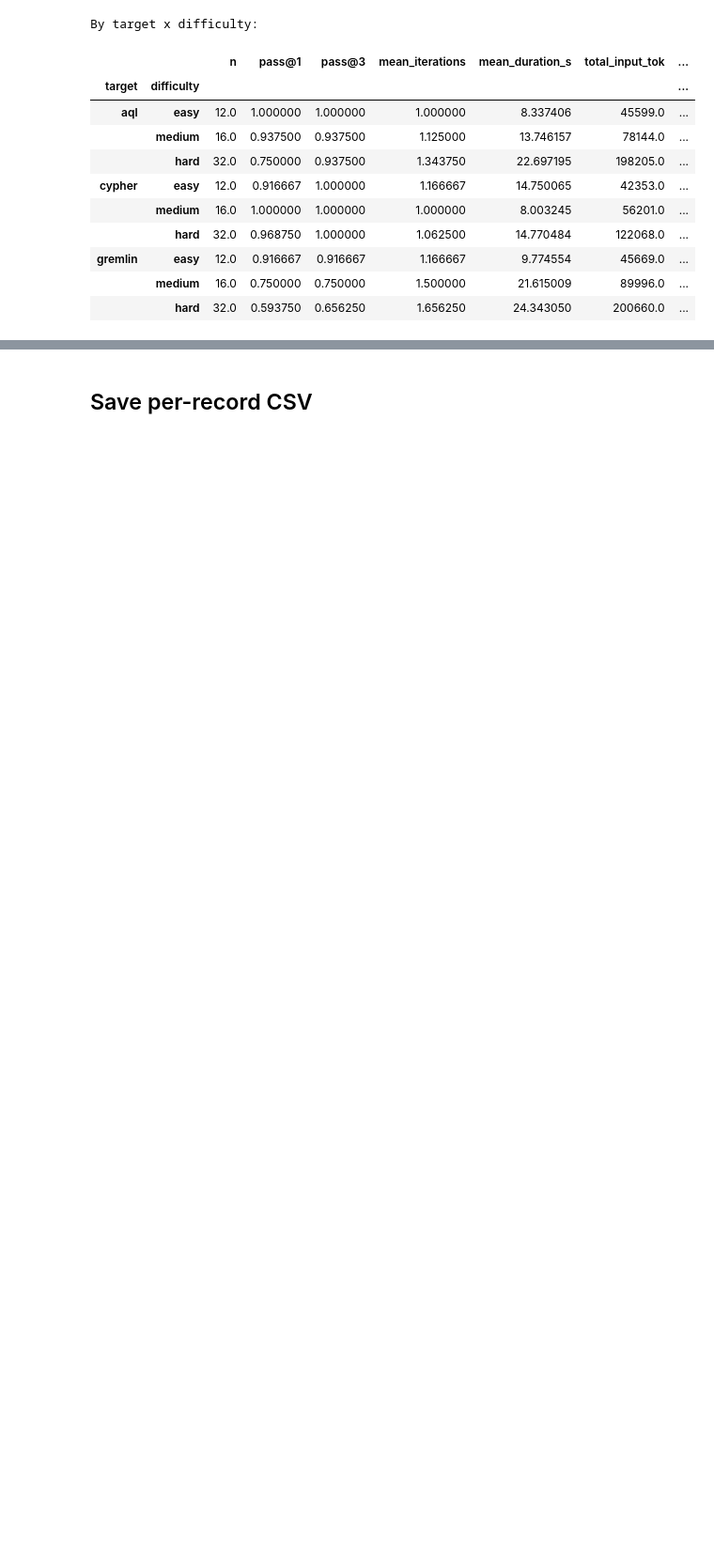
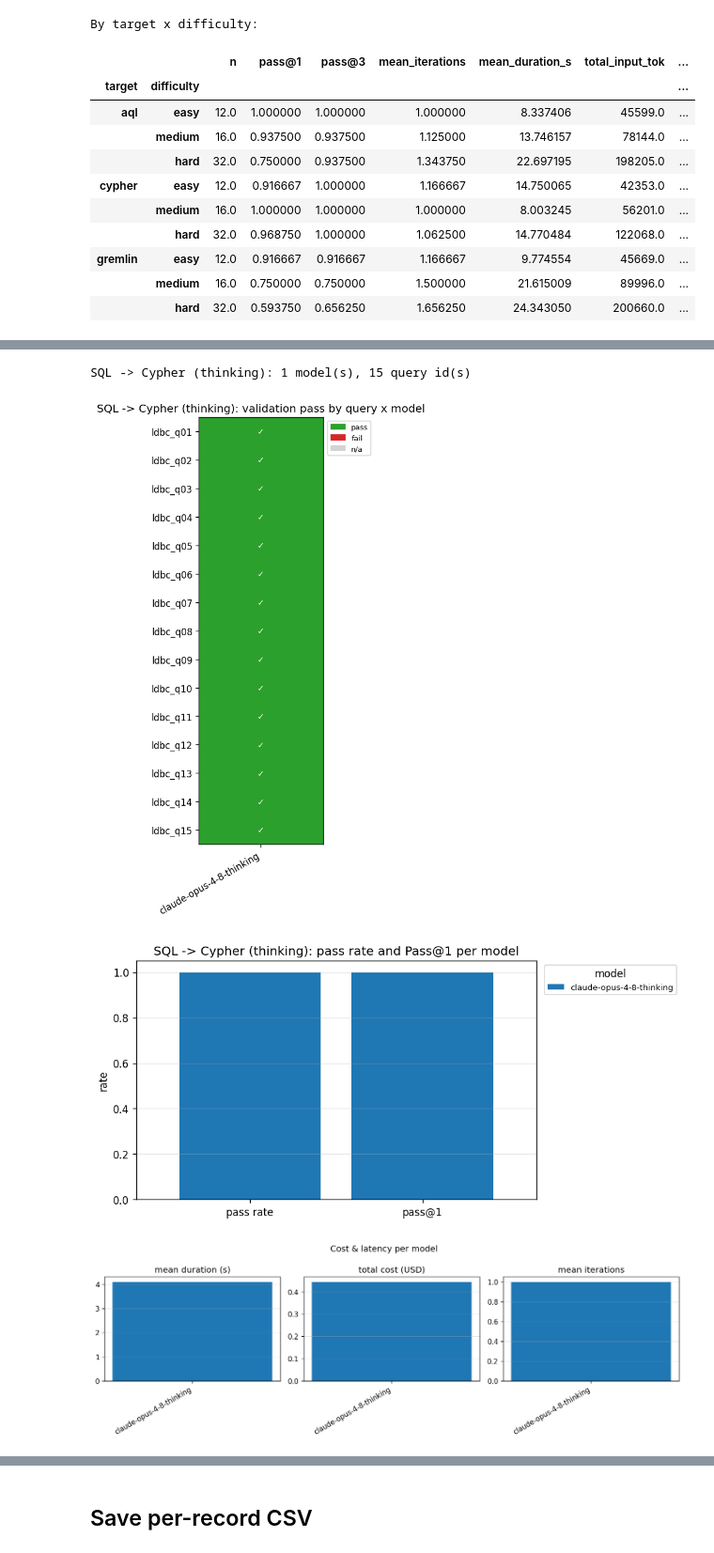
Before and after one commit to obonovai/sql2graph, a Jupyter notebook: eval/notebooks/02_behavioural_metrics.ipynb, the cells around one changed output, grey strips where cells are left out. Shown at 94% size. Saved outputs shown, nothing was run; the diff lists cells and outputs as text; code cells hidden in the pictures; blank space fills up the shorter version.

Commit message:
feat(eval): run eval on claude-opus-4-8-thinking (WIP)

```diff
--- a/eval/notebooks/02_behavioural_metrics.ipynb
+++ b/eval/notebooks/02_behavioural_metrics.ipynb
@@ -34,3 +34,11 @@ df['billed_input_tokens'] = billed_input_tokens(df['input_tokens'], df['cache_re
 df['cost_usd'] = df.apply(lambda r: usd_cost(
     r['provider'], r['model'], r['input_tokens'], r['output_tokens'],
     r['cache_read_tokens'], r['cache_creation_tokens']), axis=1)
+# %%
+# Keep the thinking variant out of the shared 4-model comparison below; it gets its
+# own isolated section. df_all keeps everything (written to the CSV); df is the
+# non-thinking comparison the shared cells use; df_thinking drives the isolated section.
+df_all = df
+df_thinking = df[df['model'].isin(THINKING_LABELS)].copy()
+df = df[~df['model'].isin(THINKING_LABELS)].copy()
+print(f'{len(df)} non-thinking row(s); {len(df_thinking)} thinking row(s).')
@@ -443,0 +488,7 @@ By target x difficulty:
+# %%
+plots.render_target(df_thinking[df_thinking['target'] == 'cypher'], 'cypher', 'SQL -> Cypher (thinking)', plots.FIGURE_SETS['behavioural'])
+# %% [output]
+SQL -> Cypher (thinking): 1 model(s), 15 query id(s)
+[figure, added]
+[figure, added]
+[figure, added]
```
Also changed, not shown: parts of 17 cells of this notebook, 44 other files.
